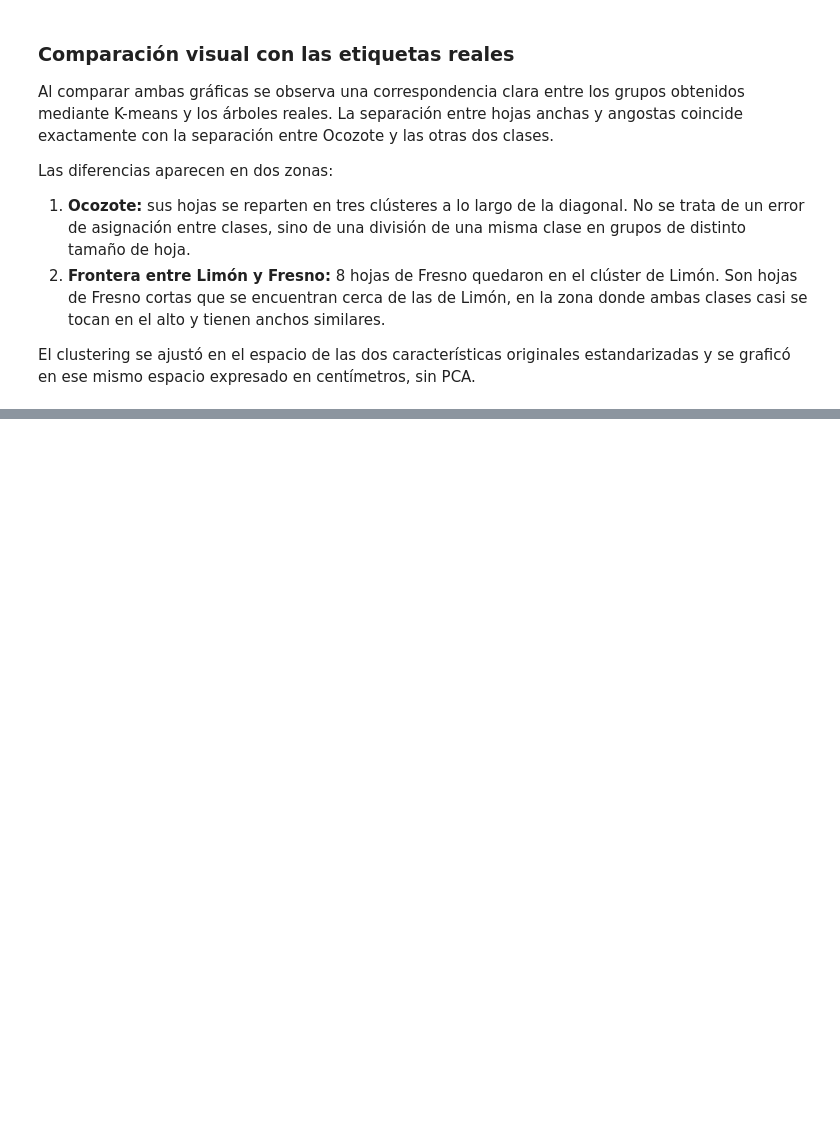
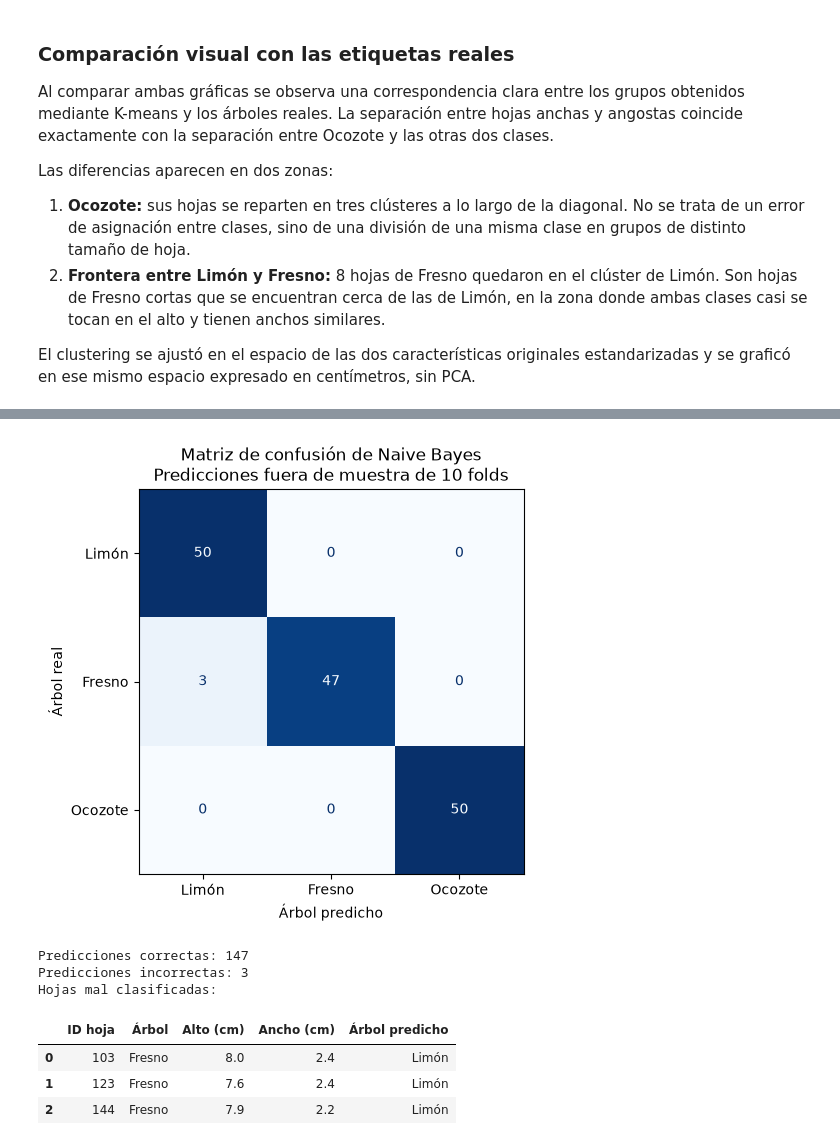
Before and after one commit to jpmartham/proyecto-final-razonamiento, a Jupyter notebook: notebooks/hojas.ipynb, the cells around one changed output, grey strips where cells are left out. Drawn from its saved outputs; the diff is of its cells as text; code cells hidden in the pictures; blank space fills up the shorter version.

Commit message:
Hojas: Naive Bayes
Co-Authored-By: Claude Opus 5.5 <noreply@anthropic.com>

```diff
--- a/notebooks/hojas.ipynb
+++ b/notebooks/hojas.ipynb
@@ -1822,0 +1886,7 @@ La frontera tiene una forma irregular, característica de k-NN, porque el algori
+# %%
+resultados_folds_nb_df, mejores_parametros_folds_nb_df, predicciones_nb = evaluar_cv_anidada(
+    pipeline_nb,
+    parametros_nb,
+    "Naive Bayes",
+    desempate_nb
+)
@@ -1822,0 +1952,15 @@ La frontera tiene una forma irregular, característica de k-NN, porque el algori
+# %%
+# Matriz de confusión con las predicciones fuera de muestra
+matriz_confusion_nb = graficar_matriz_confusion(
+    predicciones_nb,
+    "Naive Bayes"
+)
+# %% [output]
+[figure, added]
+Predicciones correctas: 147
+Predicciones incorrectas: 3
+Hojas mal clasificadas:
+|  | ID hoja | Árbol | Alto (cm) | Ancho (cm) | Árbol predicho |
+| 0 | 103 | Fresno | 8.0 | 2.4 | Limón |
+| 1 | 123 | Fresno | 7.6 | 2.4 | Limón |
+| 2 | 144 | Fresno | 7.9 | 2.2 | Limón |
```
Also changed, not shown: parts of 39 cells of this notebook.
